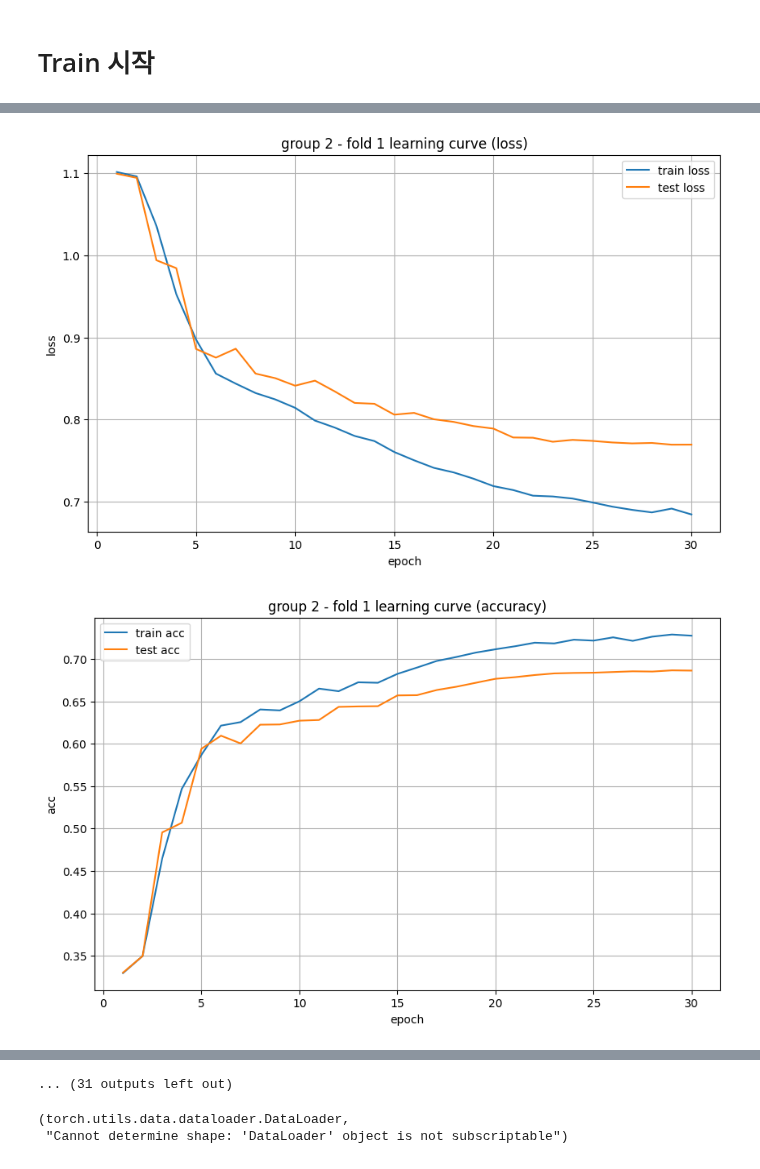
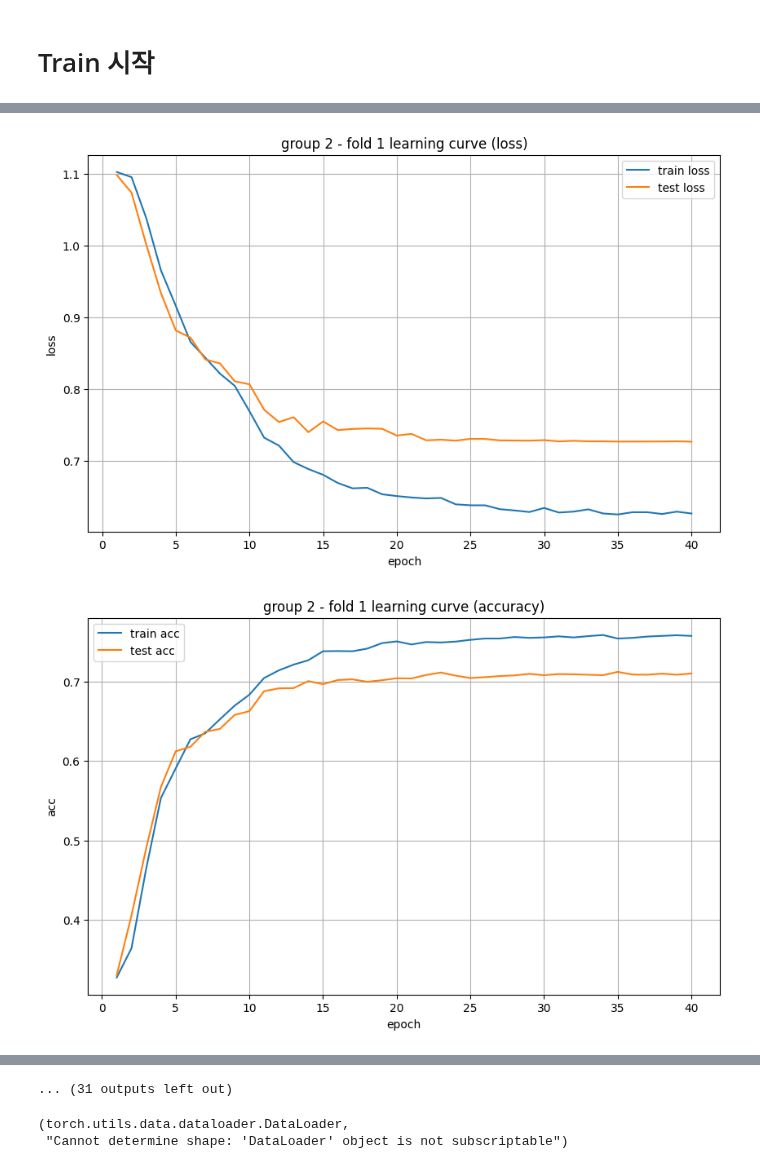
Before and after one commit to EWHA-Tespa/Perceiver, a Jupyter notebook: code/unit_test_text.ipynb, the cells around one changed output, grey strips where cells are left out. Saved outputs shown, nothing was run; the diff lists cells and outputs as text; code cells hidden in the pictures.

```diff
--- a/code/unit_test_text.ipynb
+++ b/code/unit_test_text.ipynb
@@ -172,7 +172,7 @@ group 1 처리 중...
 # %% [markdown]
 # Train 시작
 # %%
-EPOCHS = 30
+EPOCHS = 40
 BATCH_SIZE = 32
 K_FOLDS = 2
 results = []
@@ -415,2 +415,2 @@ weighted avg   0.689671  0.690417  0.689835  3621.000000
-[figure, old version]
+[figure, new version]
-[figure, old version]
+[figure, new version]
```
Also changed, not shown: parts of 1 cell of this notebook, 6 other files.
